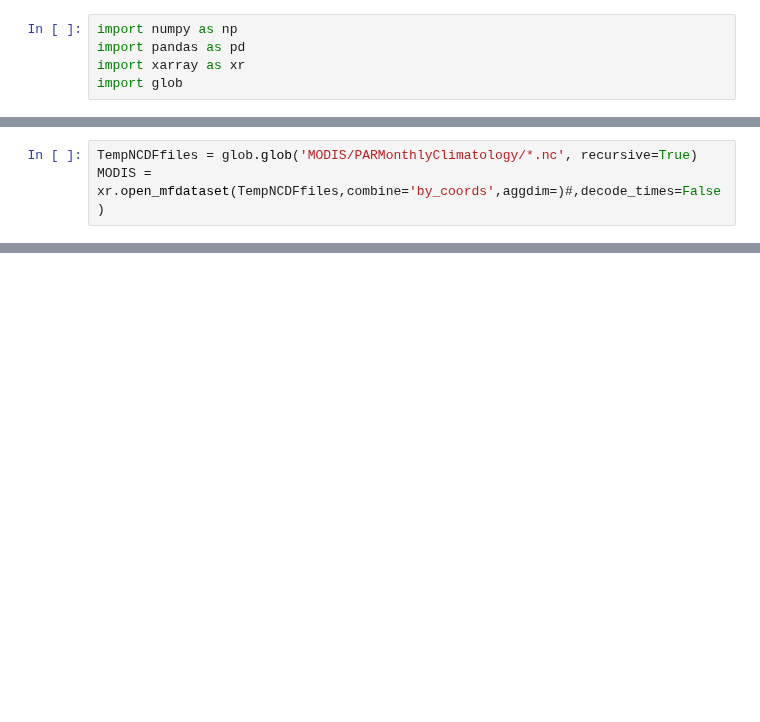
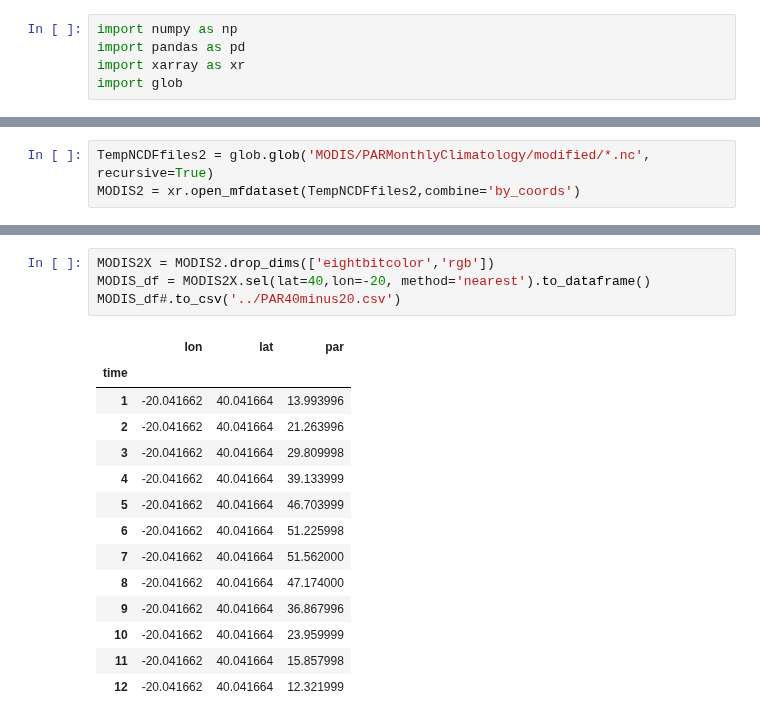
Before and after one commit to ben1post/BennyPhD, a Jupyter notebook: CaRiaco/SCRIPPS/MODEL_DATA/ReadMODIS.ipynb, the cells around one changed output, grey strips where cells are left out. Saved outputs shown, nothing was run; the diff lists cells and outputs as text; blank space fills up the shorter version.

```diff
--- a/CaRiaco/SCRIPPS/MODEL_DATA/ReadMODIS.ipynb
+++ b/CaRiaco/SCRIPPS/MODEL_DATA/ReadMODIS.ipynb
@@ -30,3 +40,3 @@ Attributes:
 # %%
-TempNCDFfiles = glob.glob('MODIS/PARMonthlyClimatology/*.nc', recursive=True)
-MODIS = xr.open_mfdataset(TempNCDFfiles,combine='by_coords',aggdim=)#,decode_times=False)
+TempNCDFfiles2 = glob.glob('MODIS/PARMonthlyClimatology/modified/*.nc', recursive=True)
+MODIS2 = xr.open_mfdataset(TempNCDFfiles2,combine='by_coords')
@@ -34,0 +63,19 @@ ValueError: Could not find any dimension coordinates to use to order the dataset
+# %%
+MODIS2X = MODIS2.drop_dims(['eightbitcolor','rgb'])
+MODIS_df = MODIS2X.sel(lat=40,lon=-20, method='nearest').to_dataframe()
+MODIS_df#.to_csv('../PAR40minus20.csv')
+# %% [output]
+|  | lon | lat | par |
+| time |  |  |  |
+| 1 | -20.041662 | 40.041664 | 13.993996 |
+| 2 | -20.041662 | 40.041664 | 21.263996 |
+| 3 | -20.041662 | 40.041664 | 29.809998 |
+| 4 | -20.041662 | 40.041664 | 39.133999 |
+| 5 | -20.041662 | 40.041664 | 46.703999 |
+| 6 | -20.041662 | 40.041664 | 51.225998 |
+| 7 | -20.041662 | 40.041664 | 51.562000 |
+| 8 | -20.041662 | 40.041664 | 47.174000 |
+| 9 | -20.041662 | 40.041664 | 36.867996 |
+| 10 | -20.041662 | 40.041664 | 23.959999 |
+| 11 | -20.041662 | 40.041664 | 15.857998 |
+| 12 | -20.041662 | 40.041664 | 12.321999 |
```
Also changed, not shown: parts of 11 cells of this notebook, 19 other files.
